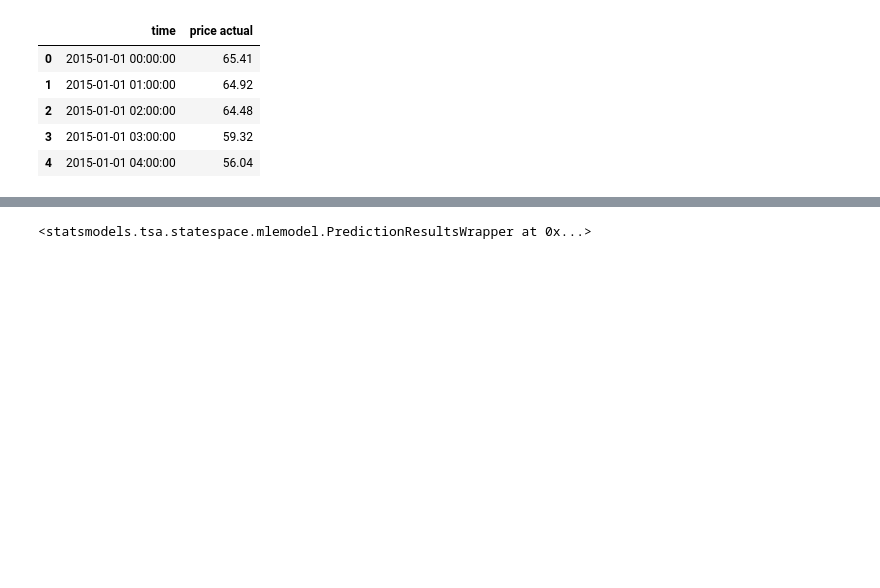
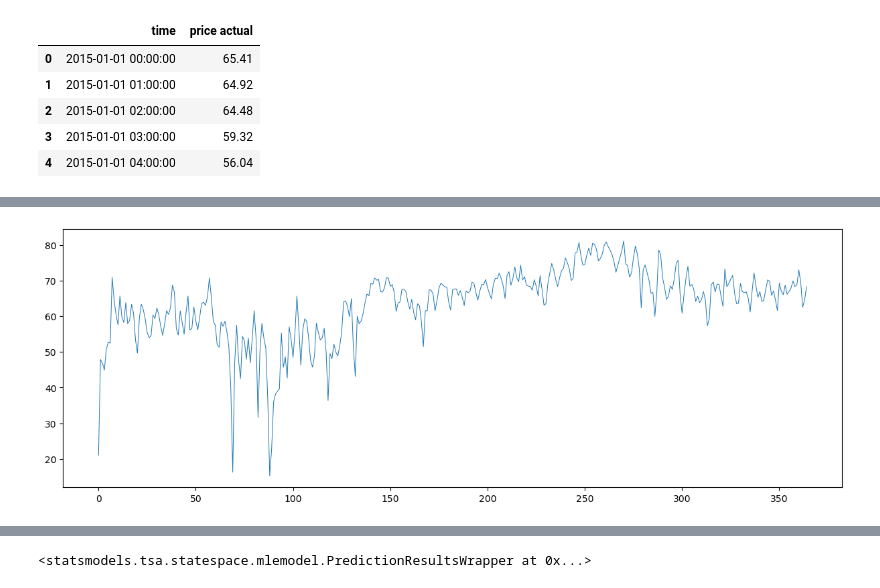
Before and after one commit to Er90Space/IntegratedCA2_ML-DV_CCT, a Jupyter notebook: CA2_ML_Dvis.ipynb, the cells around one changed output, grey strips where cells are left out. Drawn from its saved outputs; the diff is of its cells as text; code cells hidden in the pictures; blank space fills up the shorter version.

```diff
--- a/CA2_ML_Dvis.ipynb
+++ b/CA2_ML_Dvis.ipynb
@@ -131 +156,7 @@ forecast_df.head()
+# %%
+# Plot actual price.
+plt.figure(figsize=(15,5))
+forecast_df['price actual'].plot(kind='line', lw=0.7);
+# %% [output]
+[figure, new version]
 # %%
```
Also changed, not shown: parts of 33 cells of this notebook.
